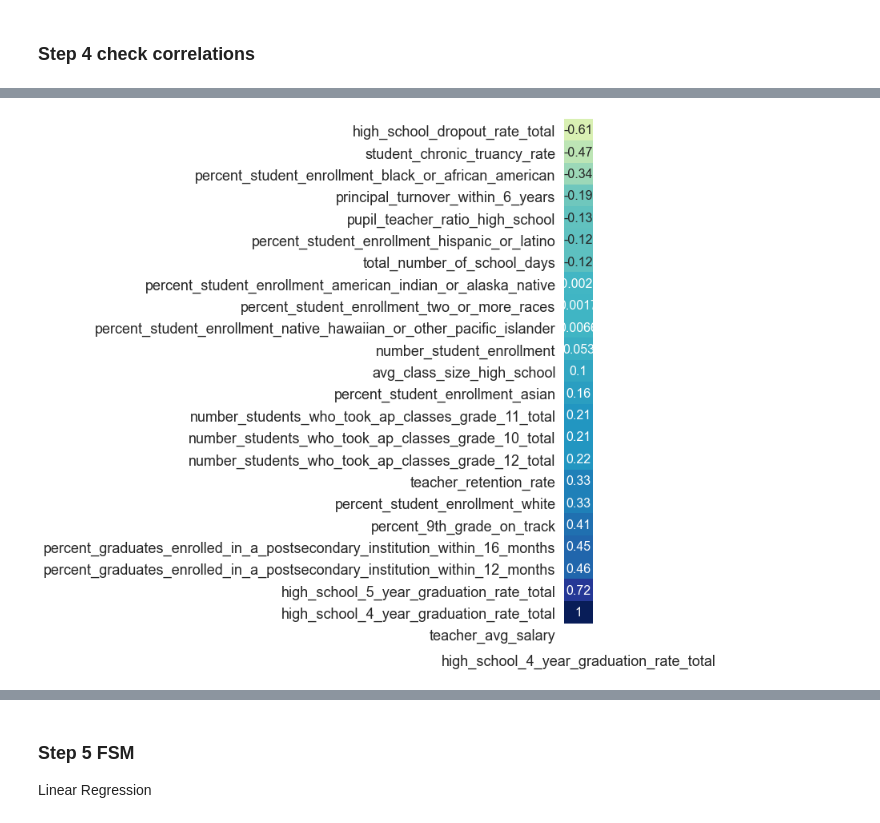
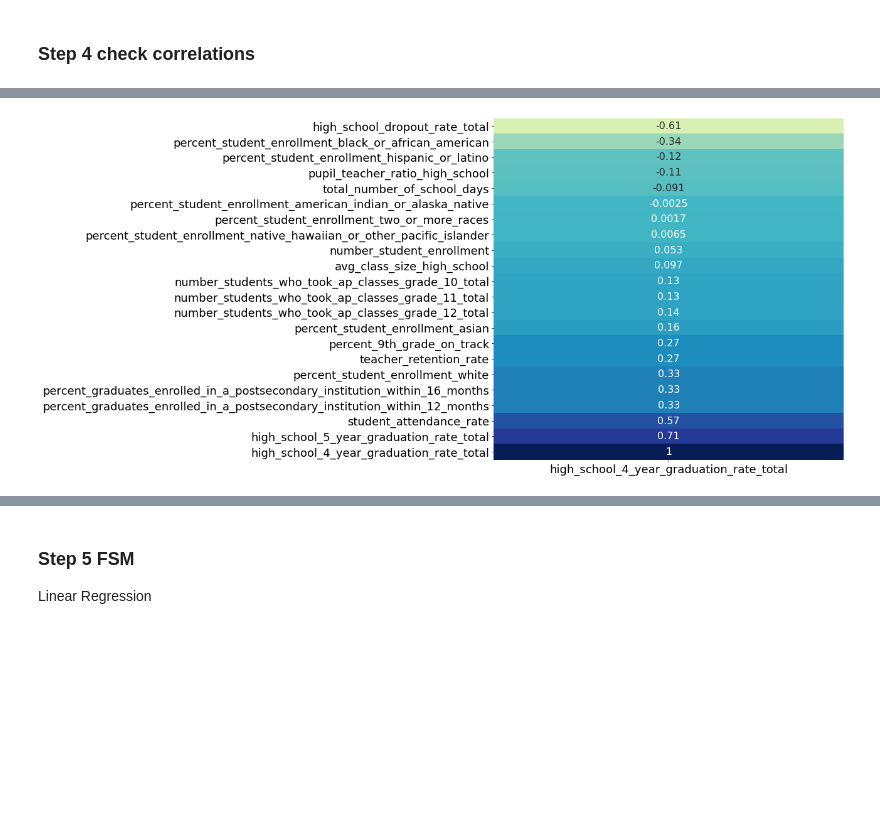
Before and after one commit to dannmorr/predicting-ibse-graduation-rate, a Jupyter notebook: notebooks/exploratory/02_eda_new_matrix.ipynb, the cells around one changed output, grey strips where cells are left out. Cells and saved outputs as stored; diff of their text form; code cells hidden in the pictures; blank space fills up the shorter version.

```diff
--- a/notebooks/exploratory/02_eda_new_matrix.ipynb
+++ b/notebooks/exploratory/02_eda_new_matrix.ipynb
@@ -619,17 +1022,0 @@ Several of these need to be changed to floats
-# %%
-merged_df['total_number_of_school_days']= pd.to_numeric(merged_df['total_number_of_school_days'],downcast='float', errors='coerce')
-merged_df['student_chronic_truancy_rate']= pd.to_numeric(merged_df['student_chronic_truancy_rate'],downcast='float', errors='coerce')
-merged_df['high_school_dropout_rate_total']= pd.to_numeric(merged_df['high_school_dropout_rate_total'],downcast='float', errors='coerce')
-merged_df['high_school_4_year_graduation_rate_total']= pd.to_numeric(merged_df['high_school_4_year_graduation_rate_total'],downcast='float', errors='coerce')
-merged_df['high_school_5_year_graduation_rate_total']= pd.to_numeric(merged_df['high_school_5_year_graduation_rate_total'],downcast='float', errors='coerce')
-merged_df['avg_class_size_high_school']= pd.to_numeric(merged_df['avg_class_size_high_school'],downcast='float', errors='coerce')
-merged_df['pupil_teacher_ratio_high_school']= pd.to_numeric(merged_df['pupil_teacher_ratio_high_school'],downcast='float', errors='coerce')
-merged_df['teacher_avg_salary']= pd.to_numeric(merged_df['teacher_avg_salary'],downcast='float', errors='coerce')
-merged_df['teacher_retention_rate']= pd.to_numeric(merged_df['teacher_retention_rate'],downcast='float', errors='coerce')
-merged_df['principal_turnover_within_6_years']= pd.to_numeric(merged_df['principal_turnover_within_6_years'],downcast='float', errors='coerce')
-merged_df['percent_graduates_enrolled_in_a_postsecondary_institution_within_16_months']= pd.to_numeric(merged_df['percent_graduates_enrolled_in_a_postsecondary_institution_within_16_months'],downcast='float', errors='coerce')
-merged_df['percent_graduates_enrolled_in_a_postsecondary_institution_within_12_months']= pd.to_numeric(merged_df['percent_graduates_enrolled_in_a_postsecondary_institution_within_12_months'],downcast='float', errors='coerce')
-merged_df['percent_9th_grade_on_track']= pd.to_numeric(merged_df['percent_9th_grade_on_track'],downcast='float', errors='coerce')
-merged_df['number_students_who_took_ap_classes_grade_10_total']= pd.to_numeric(merged_df['number_students_who_took_ap_classes_grade_10_total'],downcast='float', errors='coerce')
-merged_df['number_students_who_took_ap_classes_grade_11_total']= pd.to_numeric(merged_df['number_students_who_took_ap_classes_grade_11_total'],downcast='float', errors='coerce')
-merged_df['number_students_who_took_ap_classes_grade_12_total']= pd.to_numeric(merged_df['number_students_who_took_ap_classes_grade_12_total'],downcast='float', errors='coerce')
@@ -718,2 +1078,2 @@ dtype: int64
 # %%
-num_features = num_features.drop(['teacher_avg_salary'], axis=1)
+merged_df = merged_df.drop(['teacher_avg_salary', 'principal_turnover_within_6_years'], axis=1)
@@ -737 +1082,17 @@ num_features.high_school_4_year_graduation_rate_total.fillna(num_features.high_s
+# %%
+nans = merged_df.loc[:, ('high_school_dropout_rate_total',
+        'high_school_4_year_graduation_rate_total',
+        'high_school_5_year_graduation_rate_total',
+        'avg_class_size_high_school',
+        'pupil_teacher_ratio_high_school',
+        'percent_graduates_enrolled_in_a_postsecondary_institution_within_16_months',
+        'percent_graduates_enrolled_in_a_postsecondary_institution_within_12_months',
+        'percent_9th_grade_on_track',
+        'teacher_retention_rate',
+        'number_students_who_took_ap_classes_grade_10_total',
+        'number_students_who_took_ap_classes_grade_11_total',
+        'number_students_who_took_ap_classes_grade_12_total')]
+
+for nan in nans:
+    merged_df[nan].fillna(merged_df[nan].mean(), inplace=True)
 # %%
@@ -814,3 +1140,5 @@ Name: high_school_4_year_graduation_rate_total, dtype: float64
+# %%
+num_features = merged_df.select_dtypes(['float64', 'int64'])
 # %%
 num_features.corr()['high_school_4_year_graduation_rate_total']
 # %% [output]
@@ -839,8 +1162,8 @@ sns.pairplot(num_features);
 # %%
-heatmap_numeric_w_dependent_variable(merged_df, 'high_school_4_year_graduation_rate_total')
+heatmap_numeric_w_dependent_variable(num_features, 'high_school_4_year_graduation_rate_total')
 figsize=(20,16)
 plt.tight_layout()
 plt.savefig('figures/heatmap1.png')
 plt.show();
 # %% [output]
-[figure, old version]
+[figure, new version]
```
Also changed, not shown: parts of 110 cells of this notebook, 12 other files.
